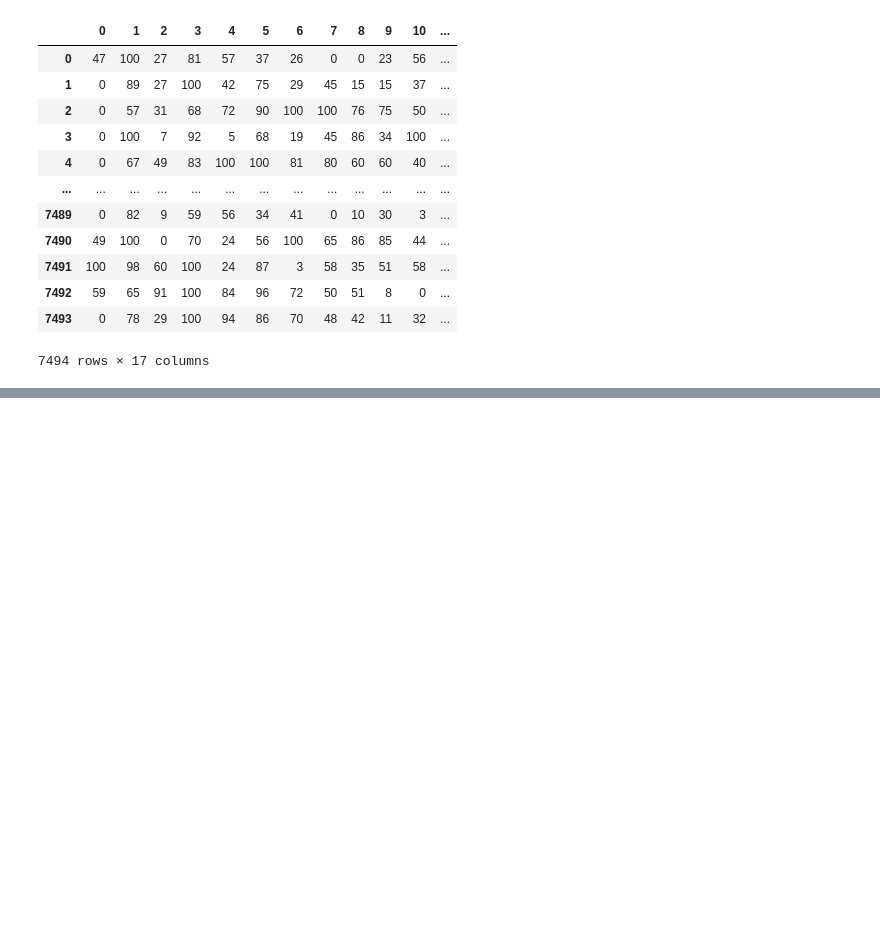
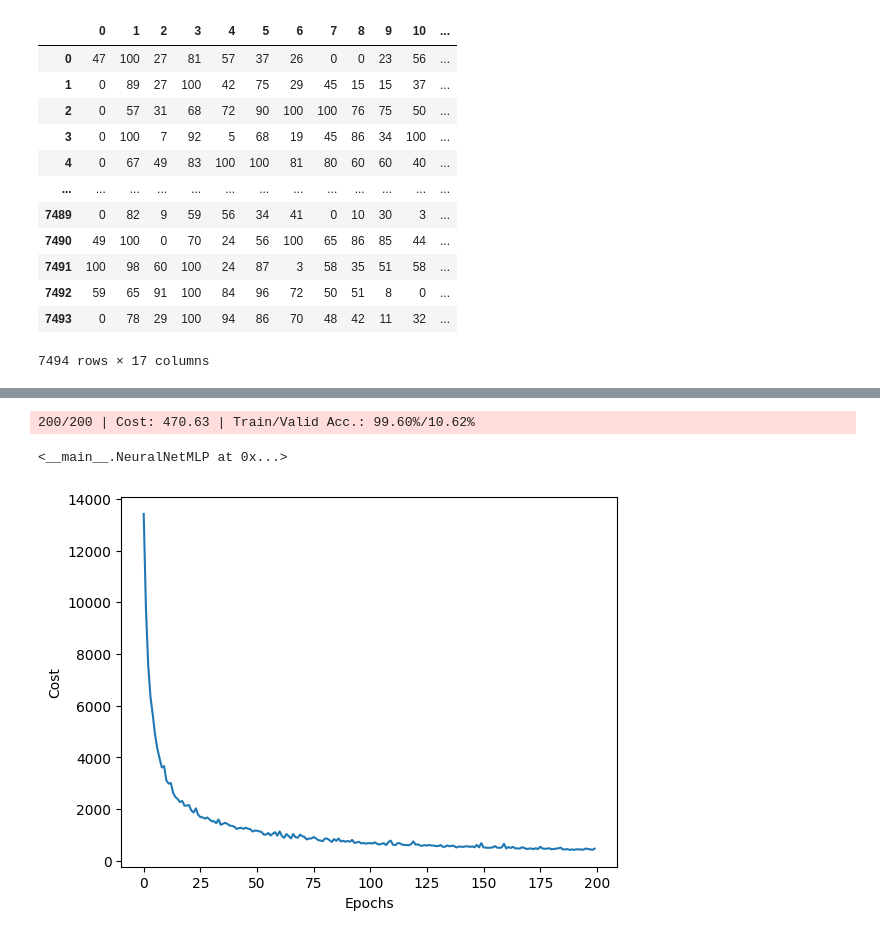
Before and after one commit to shab-sa/cs_internship, a Jupyter notebook: Step10/Detect Handwriting Data.ipynb, the cells around one changed output, grey strips where cells are left out. Drawn from its saved outputs; the diff is of its cells as text; code cells hidden in the pictures; blank space fills up the shorter version.

```diff
--- a/Step10/Detect Handwriting Data.ipynb
+++ b/Step10/Detect Handwriting Data.ipynb
@@ -21,9 +21,9 @@ df_train
 | 7493 | 0 | 78 | 29 | 100 | 94 | 86 | 70 | 48 | 42 | 11 | 32 | ... |
 7494 rows × 17 columns
 # %%
-x_train = df_train[:16]
-y_train = df_train[16]
-x_test = df_test[:16]
+x_train = df_train.iloc[:,:16]
+y_train = df_train.iloc[:,16]
+x_test = df_test.iloc[:,:16]
 y_test = df_test[16]
 # %%
 print(f"Shape of x_train: {x_train.shape} and shape of y_train: {y_train.shape}")
@@ -33,0 +277,15 @@ Shape of x_test: (16, 17) and shape of y_test: (3498,)
+# %%
+nn = NeuralNetMLP(n_hidden=100, l2=0.01, epochs=200, eta=0.0005, minibatch_size=100, shuffle=True, seed=1)
+# %%
+nn.fit(X_train=x_train, y_train=y_train, X_valid=x_test[:1873], y_valid=y_train[:1873])
+# %% [output]
+200/200 | Cost: 470.63 | Train/Valid Acc.: 99.60%/10.62%
+<__main__.NeuralNetMLP at 0x...>
+# %%
+import matplotlib.pyplot as plt
+plt.plot(range(nn.epochs), nn.eval_['cost'])
+plt.ylabel('Cost')
+plt.xlabel('Epochs')
+plt.show()
+# %% [output]
+[figure, added]
```
Also changed, not shown: parts of 4 cells of this notebook.
